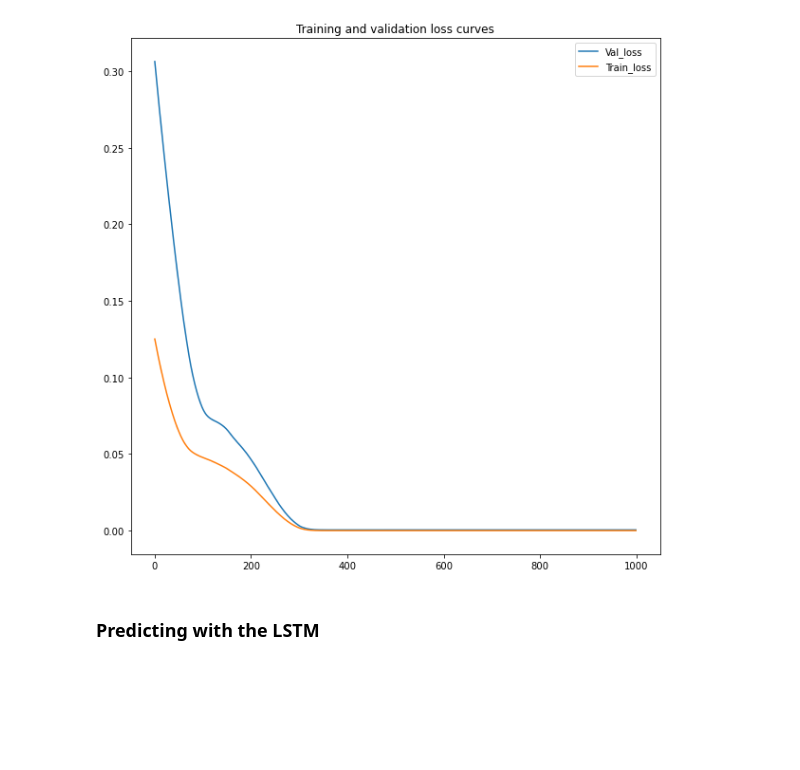
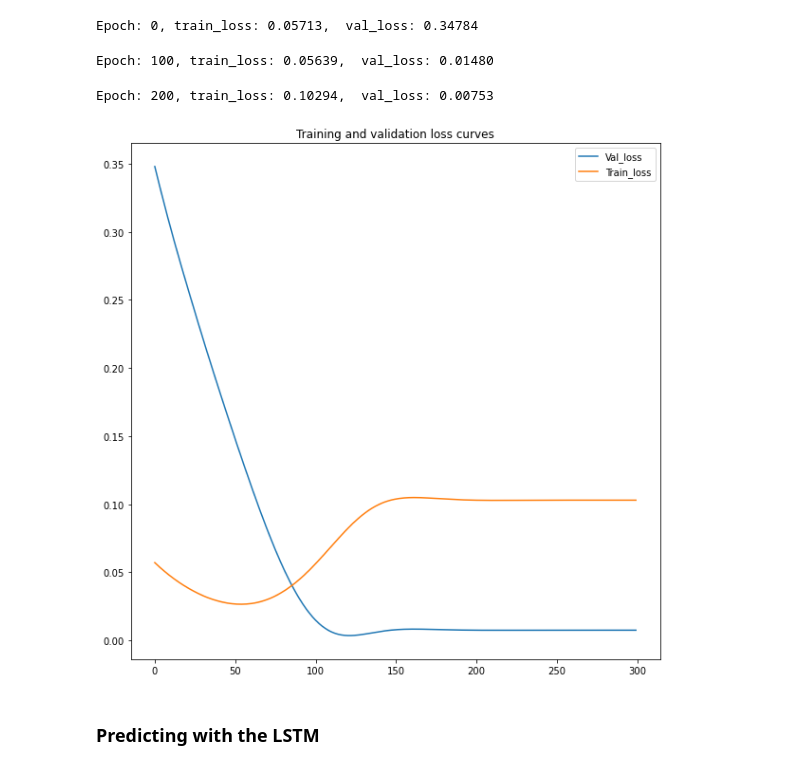
Before and after one commit to Poulinakis-Konstantinos/Stock_prediction_with_News_Sentiment_Analysis, a Jupyter notebook: LSTM_sentim.ipynb, the cells around one changed output. Cells and saved outputs as stored; diff of their text form; code cells hidden in the pictures; blank space fills up the shorter version.

```diff
--- a/LSTM_sentim.ipynb
+++ b/LSTM_sentim.ipynb
@@ -122,15 +185,15 @@ Data splitting into train,val, test .
 # %%
 # fraction of the test set.
 percentage = 0.3
-split_tr = ceil(X_mm.shape[0] *(1-percentage))
-split_val = ceil(X_mm.shape[0] *(1- percentage/2))
+split_tr = ceil(X.shape[0] * (1-percentage))
+split_val = ceil(X.shape[0] * (1- percentage/2))
 
-X_train = X_mm[0:split_tr]
-y_train = y_mm[0:split_tr]
-X_val= X_mm[split_tr: split_val]
-y_val= y_mm[split_tr: split_val]
-X_test= X_mm[split_val:]
-y_test= y_mm[split_val:]
+X_train = X[0:split_tr]
+y_train = y[0:split_tr]
+X_val= X[split_tr: split_val]
+y_val= y[split_tr: split_val]
+X_test= X[split_val:]
+y_test= y[split_val:]
 print(f"Train data shapes X:{X_train.shape} , y:{y_train.shape}")
 print(f"Test data shapes X:{X_test.shape} , y:{y_test.shape}")
 print(f"Val data shapes X:{X_val.shape} , y:{y_val.shape}")
@@ -254,13 +204,41 @@ Epoch: 900, train_loss: 0.00009,  val_loss: 0.00056
+# %%
+tr_dataset = Dataset(X_train, y_train)
+tr_loader = dataloader(tr_dataset, batch=5)
+
+val_dataset = Dataset(X_val, y_val)
+val_loader = dataloader(val_dataset)
+
+test_dataset = Dataset(X_test, y_test)
+test_loader = dataloader(test_dataset)
+# %%
+#hyperparameters
+num_epochs = 300 #1000 epochs
+learning_rate = 0.0001 #0.001 lr
+
+input_size = 4 #number of features
+hidden_size = 50 #number of features in hidden state
+num_layers = 1 #number of stacked lstm layers
+
+num_classes = 1 #number of output classes
+criterion = nn.MSELoss()
+
+lstm_reg = LSTM_reg(num_classes, input_size, hidden_size, lstm_layers=num_layers, dropout=0.3, fc_size=128) #our lstm class
+# %%
+train_loss, val_loss = lstm_reg.train_model(tr_loader, epochs=num_epochs, val_loader=val_loader)
+# %% [output]
+Epoch: 0, train_loss: 0.05713,  val_loss: 0.34784
+Epoch: 100, train_loss: 0.05639,  val_loss: 0.01480
+Epoch: 200, train_loss: 0.10294,  val_loss: 0.00753
 # %%
 fig , ax = plt.subplots(figsize = (10,10))
 
-plt.plot(plot_loss_val, label='Val_loss') #actual plot
-plt.plot(plot_loss_tr, label='Train_loss') #predicted plot
+plt.plot(val_loss, label='Val_loss') #actual plot
+plt.plot(train_loss, label='Train_loss') #predicted plot
 plt.title('Training and validation loss curves')
 plt.legend()
 plt.show()
 # %% [output]
-[figure, old version]
+[figure, new version]
 # %% [markdown]
 ### Predicting with the LSTM
 # %%
```
Also changed, not shown: parts of 48 cells of this notebook, 1 other file.
